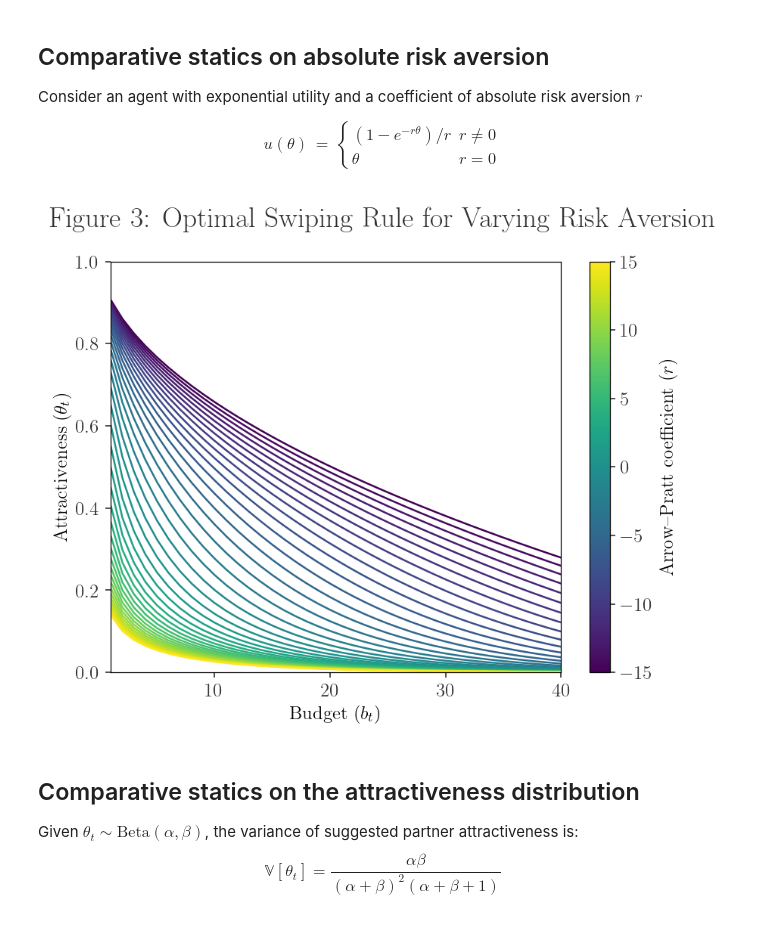
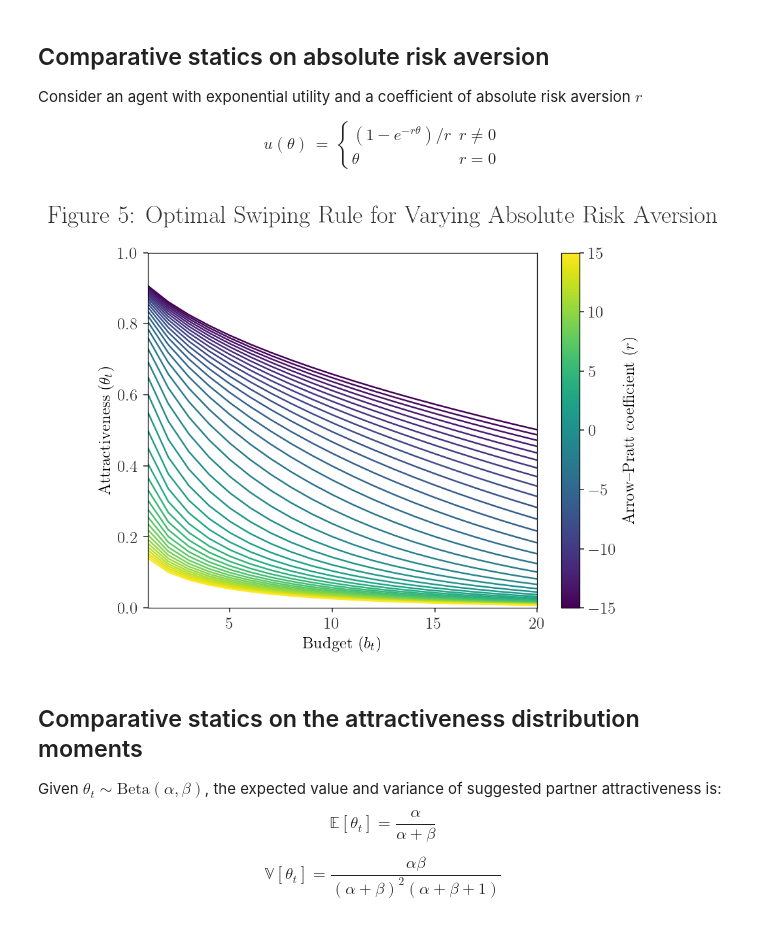
Before and after one commit to patohdzs/project-swipe, a Jupyter notebook: toy-model-one/toy-model-one.ipynb, the cells around one changed output. Drawn from its saved outputs; the diff is of its cells as text; code cells hidden in the pictures.

```diff
--- a/toy-model-one/toy-model-one.ipynb
+++ b/toy-model-one/toy-model-one.ipynb
@@ -43,7 +43,7 @@ $$
 # Setting exogenous parameters
 def reset_exog_params():
     global b0, b_vals, δ, u , ρ, α, β
-    b0 = 40
+    b0 = 20
     b_vals = range(1,b0+1)
     δ = 0.9
     u = lambda x : x
@@ -235,38 +250,45 @@ $$
 # Resetting exogenous parameters
 reset_exog_params()
 
 # Exponential utility function
 def u(x):
     if r !=0:
         return (1 - np.exp(-r*x))/r
     return x
 
 cara_vals = np.linspace(-15,15,40)
 swiping_rules = []
 
 for cara in cara_vals:
     r = cara
     θ_vals = compute_θ_vals(b0)
     swiping_rules.append(θ_vals)
 
 # Plotting swiping rules
 fig, ax = plt.subplots()
 ax.set_xlim(1,b0)
 ax.set_ylim(0,1)
 line_segments = LineCollection([np.column_stack([b_vals, θ_vals])
                                 for θ_vals in swiping_rules])
 line_segments.set_array(np.array(cara_vals))
 ax.add_collection(line_segments)
 axcb = fig.colorbar(line_segments)
 axcb.set_label(r'Arrow–Pratt coefficient ($r$)')
-fig.suptitle('Figure 3: Optimal Swiping Rule for Varying Risk Aversion')
+fig.suptitle('Figure 5: Optimal Swiping Rule for Varying Absolute Risk Aversion')
 ax.set(xlabel=r'Budget ($b_t$)', ylabel=r'Attractiveness ($\theta_t$)')
 plt.show()
 # %% [output]
-[figure, old version]
+[figure, new version]
 # %% [markdown]
-## Comparative statics on the attractiveness distribution
-Given $\theta_t \sim \text{Beta}(\alpha, \beta)$, the variance of suggested partner attractiveness is:
+## Comparative statics on the attractiveness distribution moments
+Given $\theta_t \sim \text{Beta}(\alpha, \beta)$, the expected value and variance of suggested partner attractiveness is:
+$$
+ \mathbb{E}[\theta_t]=\frac{\alpha}{\alpha+\beta}
+$$
+
+
+
+
 $$
  \mathbb{V}[\theta_t]=\frac{\alpha\beta}{(\alpha+\beta)^2(\alpha+\beta+1)}
 $$
```
Also changed, not shown: parts of 6 cells of this notebook.
